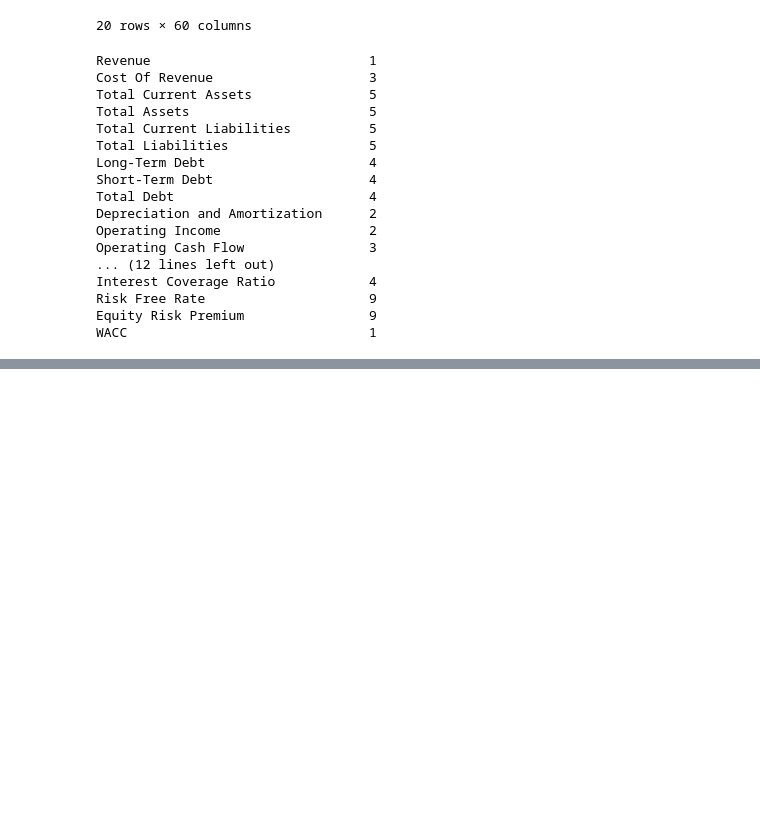
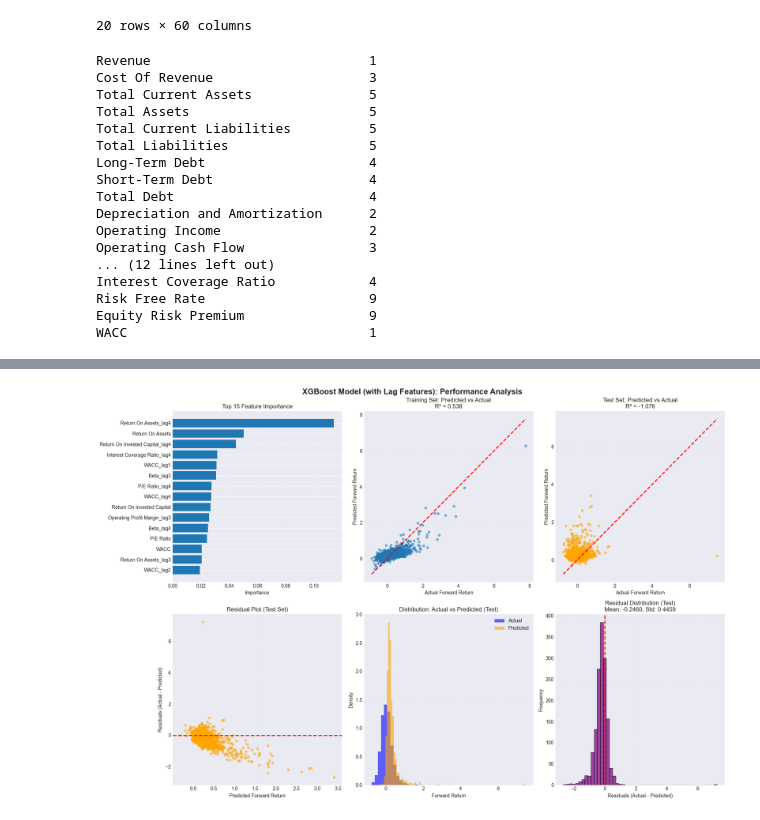
Before and after one commit to myrern/NBIM-Case, a Jupyter notebook: main.ipynb, the cells around one changed output, grey strips where cells are left out. Drawn from its saved outputs; the diff is of its cells as text; code cells hidden in the pictures; blank space fills up the shorter version.

```diff
--- a/main.ipynb
+++ b/main.ipynb
@@ -288,0 +1988,100 @@ sector_mix.
+# %%
+# Visualizations for XGBoost Model with Lag Features
+import matplotlib.pyplot as plt
+import seaborn as sns
+
+# Set style
+plt.style.use('seaborn-v0_8-darkgrid')
+fig, axes = plt.subplots(2, 3, figsize=(18, 12))
+fig.suptitle('XGBoost Model (with Lag Features): Performance Analysis', fontsize=16, fontweight='bold')
+
+# 1. Feature Importance Bar Chart
+ax1 = axes[0, 0]
+top_features = feat_importance.head(15)  # Show top 15 since we have more features
+ax1.barh(range(len(top_features)), top_features['Importance'].values)
+ax1.set_yticks(range(len(top_features)))
+ax1.set_yticklabels(top_features['Feature'].values)
+ax1.set_xlabel('Importance')
+ax1.set_title('Top 15 Feature Importance')
+ax1.invert_yaxis()
+ax1.grid(axis='x', alpha=0.3)
+
+# 2. Predicted vs Actual (Training)
+ax2 = axes[0, 1]
+ax2.scatter(y_train_cur, y_train_pred, alpha=0.5, s=20)
+ax2.plot([y_train_cur.min(), y_train_cur.max()], [y_train_cur.min(), y_train_cur.max()], 'r--', lw=2)
+ax2.set_xlabel('Actual Forward Return')
+ax2.set_ylabel('Predicted Forward Return')
+ax2.set_title(f'Training Set: Predicted vs Actual\nR² = {train_r2:.3f}')
+ax2.grid(alpha=0.3)
+
+# 3. Predicted vs Actual (Test)
+ax3 = axes[0, 2]
+ax3.scatter(y_test_cur, y_test_pred, alpha=0.5, s=20, color='orange')
+ax3.plot([y_test_cur.min(), y_test_cur.max()], [y_test_cur.min(), y_test_cur.max()], 'r--', lw=2)
+ax3.set_xlabel('Actual Forward Return')
+ax3.set_ylabel('Predicted Forward Return')
+ax3.set_title(f'Test Set: Predicted vs Actual\nR² = {test_r2:.3f}')
+ax3.grid(alpha=0.3)
+
+# 4. Residual Plot (Test)
+ax4 = axes[1, 0]
+residuals_test = y_test_cur - y_test_pred
+ax4.scatter(y_test_pred, residuals_test, alpha=0.5, s=20, color='orange')
+ax4.axhline(y=0, color='r', linestyle='--', lw=2)
+ax4.set_xlabel('Predicted Forward Return')
+ax4.set_ylabel('Residuals (Actual - Predicted)')
+ax4.set_title('Residual Plot (Test Set)')
+ax4.grid(alpha=0.3)
+
+# 5. Distribution Comparison
+ax5 = axes[1, 1]
+ax5.hist(y_test_cur, bins=50, alpha=0.6, label='Actual', density=True, color='blue')
+ax5.hist(y_test_pred, bins=50, alpha=0.6, label='Predicted', density=True, color='orange')
+ax5.set_xlabel('Forward Return')
+ax5.set_ylabel('Density')
+ax5.set_title('Distribution: Actual vs Predicted (Test)')
+ax5.legend()
+ax5.grid(alpha=0.3)
+
+# 6. Residual Distribution
+ax6 = axes[1, 2]
+ax6.hist(residuals_test, bins=50, alpha=0.7, color='purple', edgecolor='black')
+ax6.axvline(x=0, color='r', linestyle='--', lw=2)
+ax6.set_xlabel('Residuals (Actual - Predicted)')
+ax6.set_ylabel('Frequency')
+ax6.set_title(f'Residual Distribution (Test)\nMean: {residuals_test.mean():.4f}, Std: {residuals_test.std():.4f}')
+ax6.grid(alpha=0.3)
+
+plt.tight_layout()
+plt.show()
+
+# Print summary statistics
+print(f"{'='*60}")
+print("PREDICTION STATISTICS")
+print(f"{'='*60}")
+print(f"Test Set:")
+print(f"  Actual Returns - Mean: {y_test_cur.mean():.4f}, Std: {y_test_cur.std():.4f}, Range: [{y_test_cur.min():.4f}, {y_test_cur.max():.4f}]")
+print(f"  Predicted Returns - Mean: {y_test_pred.mean():.4f}, Std: {y_test_pred.std():.4f}, Range: [{y_test_pred.min():.4f}, {y_test_pred.max():.4f}]")
+print(f"  Residuals - Mean: {residuals_test.mean():.4f}, Std: {residuals_test.std():.4f}")
+print()
+
+# Optional: Show which lag periods are most important
+print(f"{'='*60}")
+print("LAG FEATURE ANALYSIS")
+print(f"{'='*60}")
+lag_feat_importance = feat_importance[feat_importance['Feature'].str.contains('_lag')].copy()
+if len(lag_feat_importance) > 0:
+    print("Top 10 Most Important Lag Features:")
+    print(lag_feat_importance.head(10).to_string(index=False))
+    print()
+
+    # Count importance by lag period
+    lag_feat_importance['Lag_Period'] = lag_feat_importance['Feature'].str.extract(r'_lag(\d+)').astype(int)
+    lag_summary = lag_feat_importance.groupby('Lag_Period')['Importance'].sum().sort_values(ascending=False)
+    print("Total Importance by Lag Period:")
+    for lag_period, total_importance in lag_summary.items():
+        print(f"  Lag {lag_period}: {total_importance:.4f}")
+    print()
+# %% [output]
+[figure, added]
```
Also changed, not shown: parts of 20 cells of this notebook.
